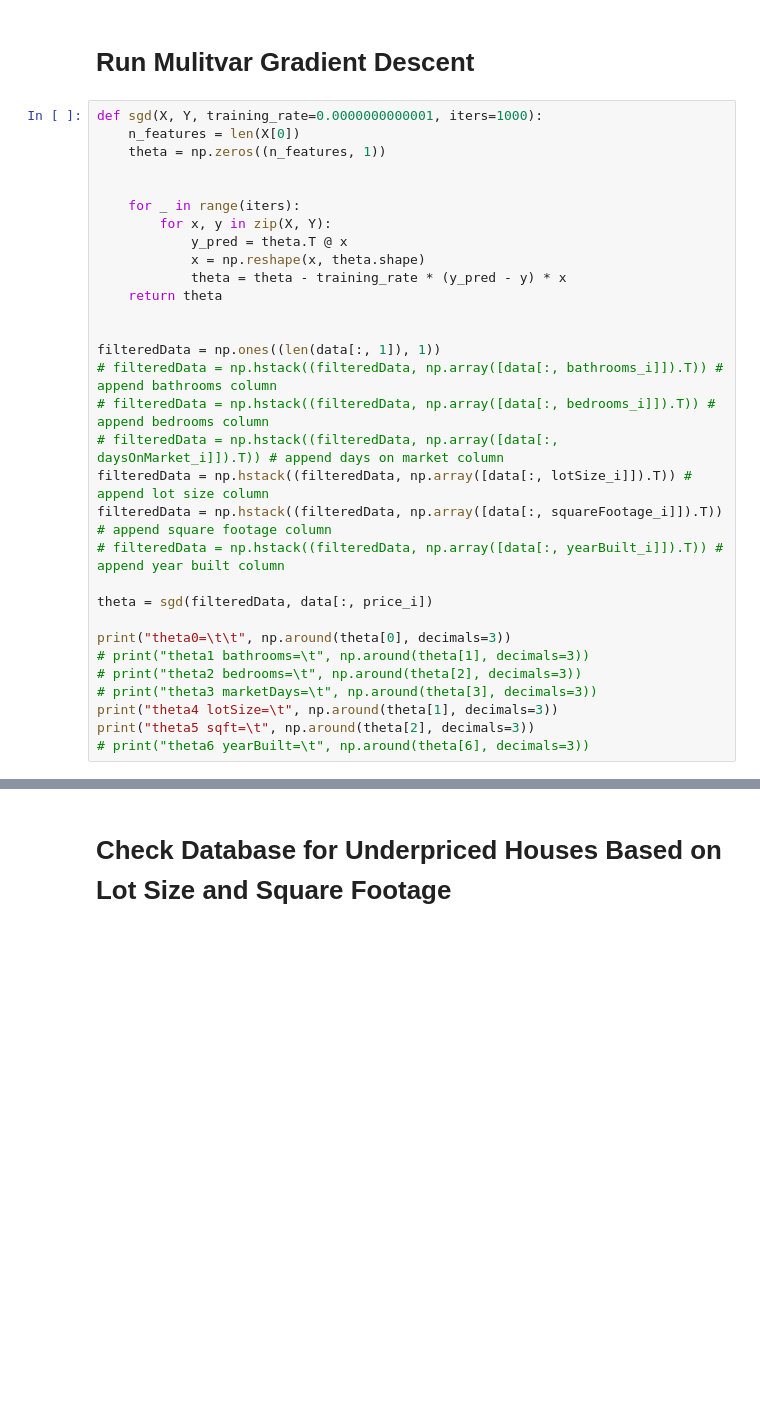
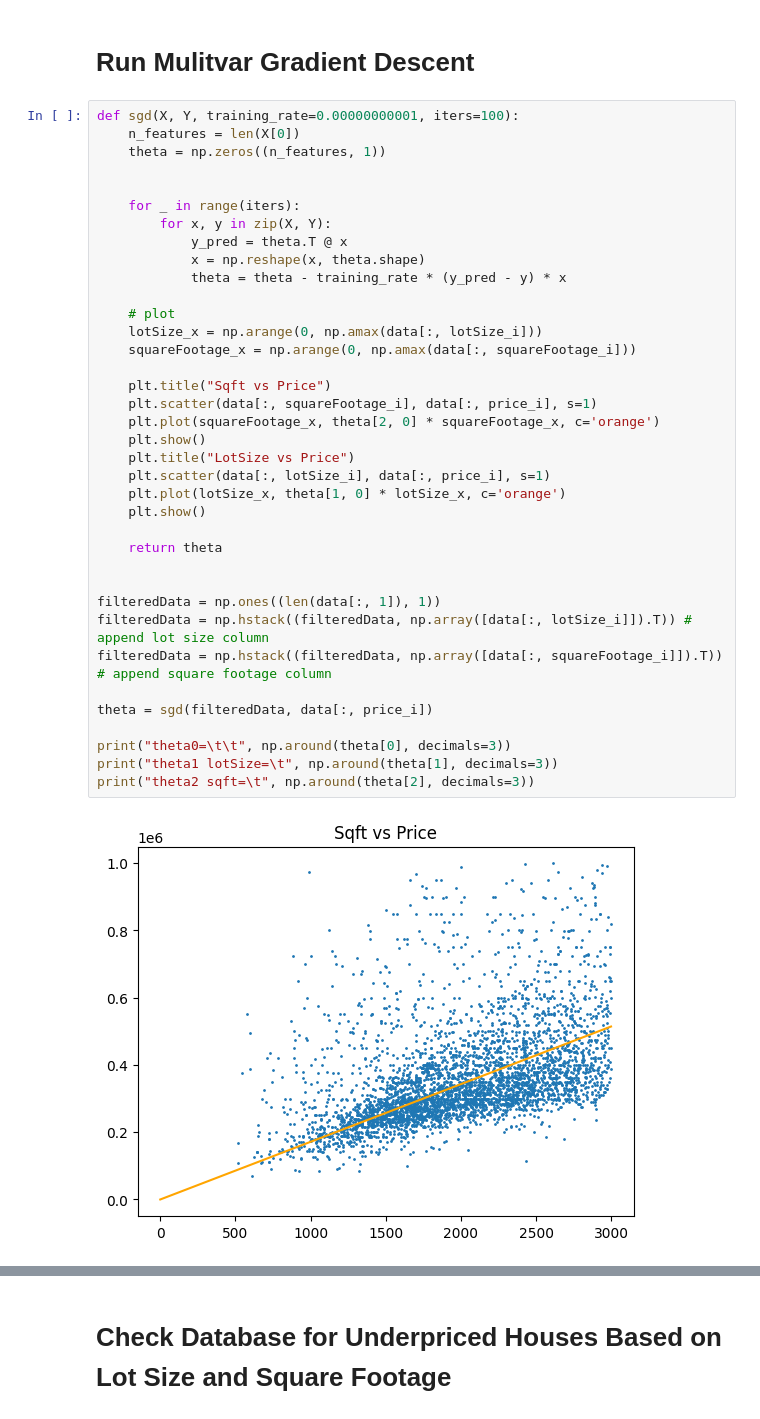
Before and after one commit to tugonbob/Stanford-CS229-Andrew-Ng, a Jupyter notebook: 1 - Supervised Learning/1.1 - LinearRegression.ipynb, the cells around one changed output, grey strips where cells are left out. Cells and saved outputs as stored; diff of their text form; blank space fills up the shorter version.

```diff
--- a/1 - Supervised Learning/1.1 - LinearRegression.ipynb
+++ b/1 - Supervised Learning/1.1 - LinearRegression.ipynb
@@ -83,34 +52,41 @@ theta_1:  [189.7108134]
 # %% [markdown]
 # Run Mulitvar Gradient Descent
 # %%
-def sgd(X, Y, training_rate=0.0000000000001, iters=1000):
+def sgd(X, Y, training_rate=0.00000000001, iters=100):
     n_features = len(X[0])
     theta = np.zeros((n_features, 1))
 
 
     for _ in range(iters):
         for x, y in zip(X, Y):
             y_pred = theta.T @ x
             x = np.reshape(x, theta.shape)
             theta = theta - training_rate * (y_pred - y) * x
+
+    # plot
+    lotSize_x = np.arange(0, np.amax(data[:, lotSize_i]))
+    squareFootage_x = np.arange(0, np.amax(data[:, squareFootage_i]))
+
+    plt.title("Sqft vs Price")
+    plt.scatter(data[:, squareFootage_i], data[:, price_i], s=1)
+    plt.plot(squareFootage_x, theta[2, 0] * squareFootage_x, c='orange')
+    plt.show()
+    plt.title("LotSize vs Price")
+    plt.scatter(data[:, lotSize_i], data[:, price_i], s=1)
+    plt.plot(lotSize_x, theta[1, 0] * lotSize_x, c='orange')
+    plt.show()
+
     return theta
 
 
 filteredData = np.ones((len(data[:, 1]), 1))
-# filteredData = np.hstack((filteredData, np.array([data[:, bathrooms_i]]).T)) # append bathrooms column
-# filteredData = np.hstack((filteredData, np.array([data[:, bedrooms_i]]).T)) # append bedrooms column
-# filteredData = np.hstack((filteredData, np.array([data[:, daysOnMarket_i]]).T)) # append days on market column
 filteredData = np.hstack((filteredData, np.array([data[:, lotSize_i]]).T)) # append lot size column
 filteredData = np.hstack((filteredData, np.array([data[:, squareFootage_i]]).T)) # append square footage column
-# filteredData = np.hstack((filteredData, np.array([data[:, yearBuilt_i]]).T)) # append year built column
 
 theta = sgd(filteredData, data[:, price_i])
 
 print("theta0=\t\t", np.around(theta[0], decimals=3))
-# print("theta1 bathrooms=\t", np.around(theta[1], decimals=3))
-# print("theta2 bedrooms=\t", np.around(theta[2], decimals=3))
-# print("theta3 marketDays=\t", np.around(theta[3], decimals=3))
-print("theta4 lotSize=\t", np.around(theta[1], decimals=3))
-print("theta5 sqft=\t", np.around(theta[2], decimals=3))
-# print("theta6 yearBuilt=\t", np.around(theta[6], decimals=3))
+print("theta1 lotSize=\t", np.around(theta[1], decimals=3))
+print("theta2 sqft=\t", np.around(theta[2], decimals=3))
 # %% [output]
+[figure, added]
```
Also changed, not shown: parts of 9 cells of this notebook.
